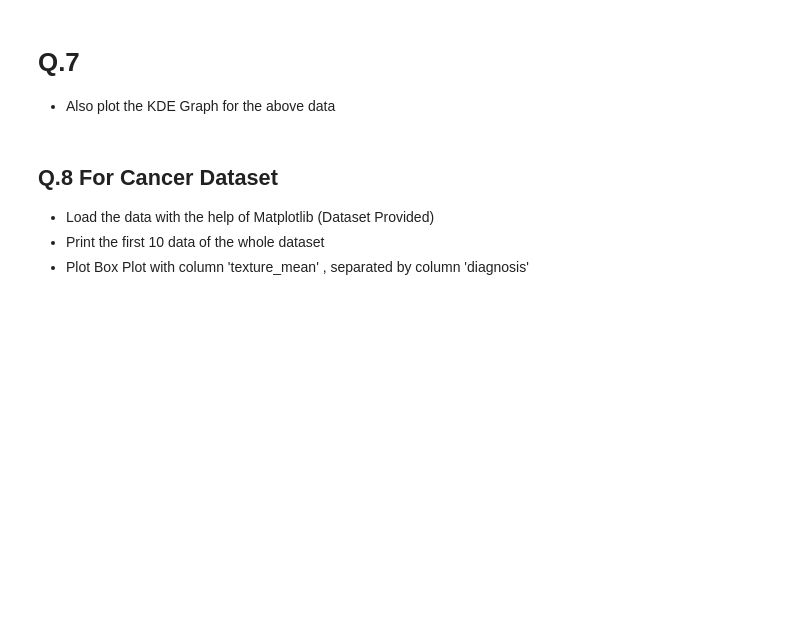
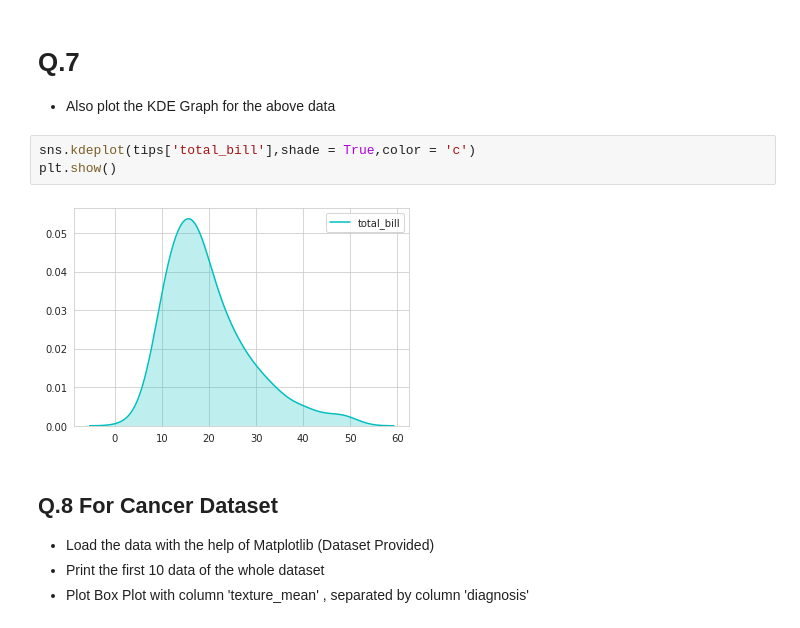
Before and after one commit to harshitgupta5/Chest-Pneumonia-Detection, a Jupyter notebook: Assignments/Data_Visualization_Assignment.ipynb, the cells around one changed output. Saved outputs shown, nothing was run; the diff lists cells and outputs as text; blank space fills up the shorter version.

```diff
--- a/Assignments/Data_Visualization_Assignment.ipynb
+++ b/Assignments/Data_Visualization_Assignment.ipynb
@@ -96,6 +146,11 @@ plt.show()
 # %% [markdown]
 # Q.7
 - Also plot the KDE Graph for the above data
+# %%
+sns.kdeplot(tips['total_bill'],shade = True,color = 'c')
+plt.show()
+# %% [output]
+[figure, added]
 # %% [markdown]
 ## Q.8 For Cancer Dataset
 - Load the data with the help of Matplotlib (Dataset Provided)
```
Also changed, not shown: parts of 13 cells of this notebook.
